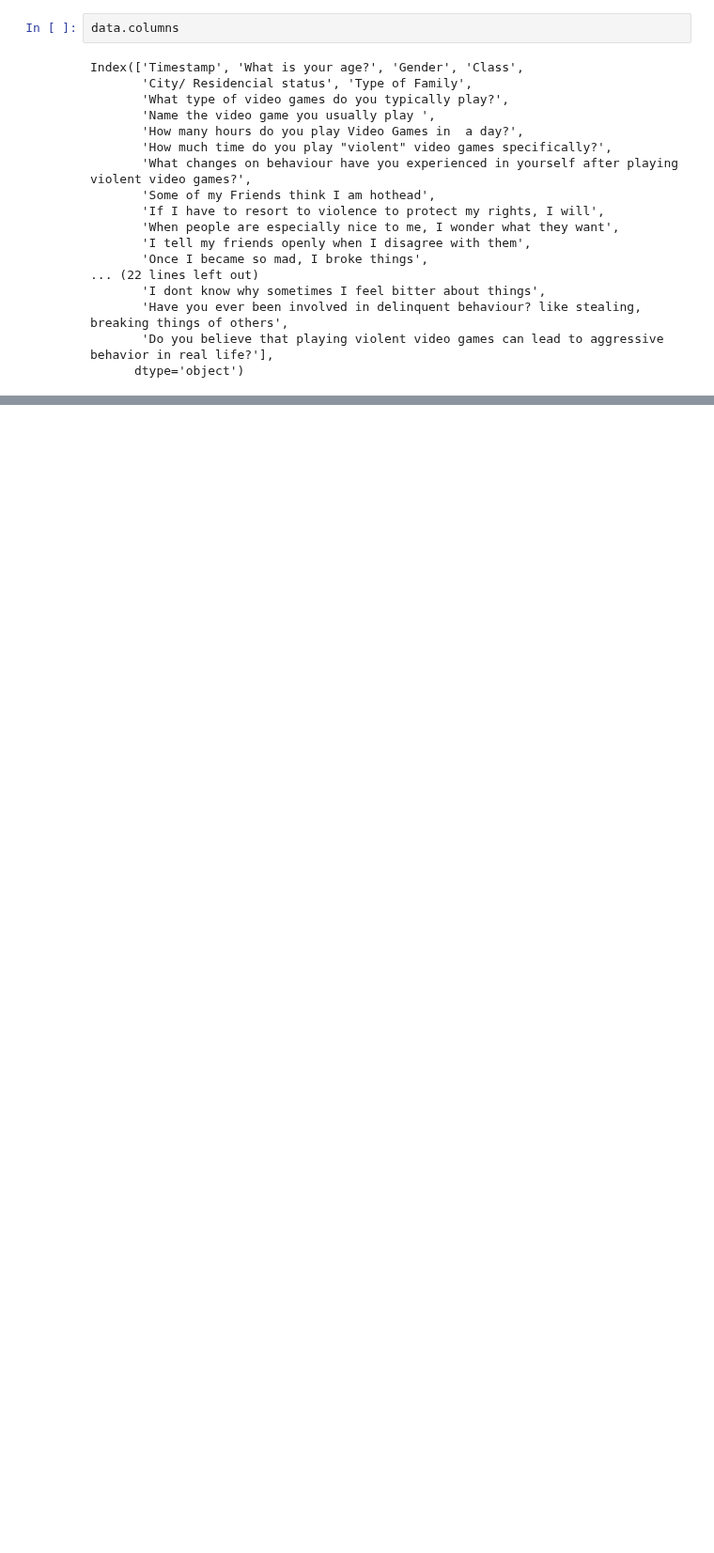
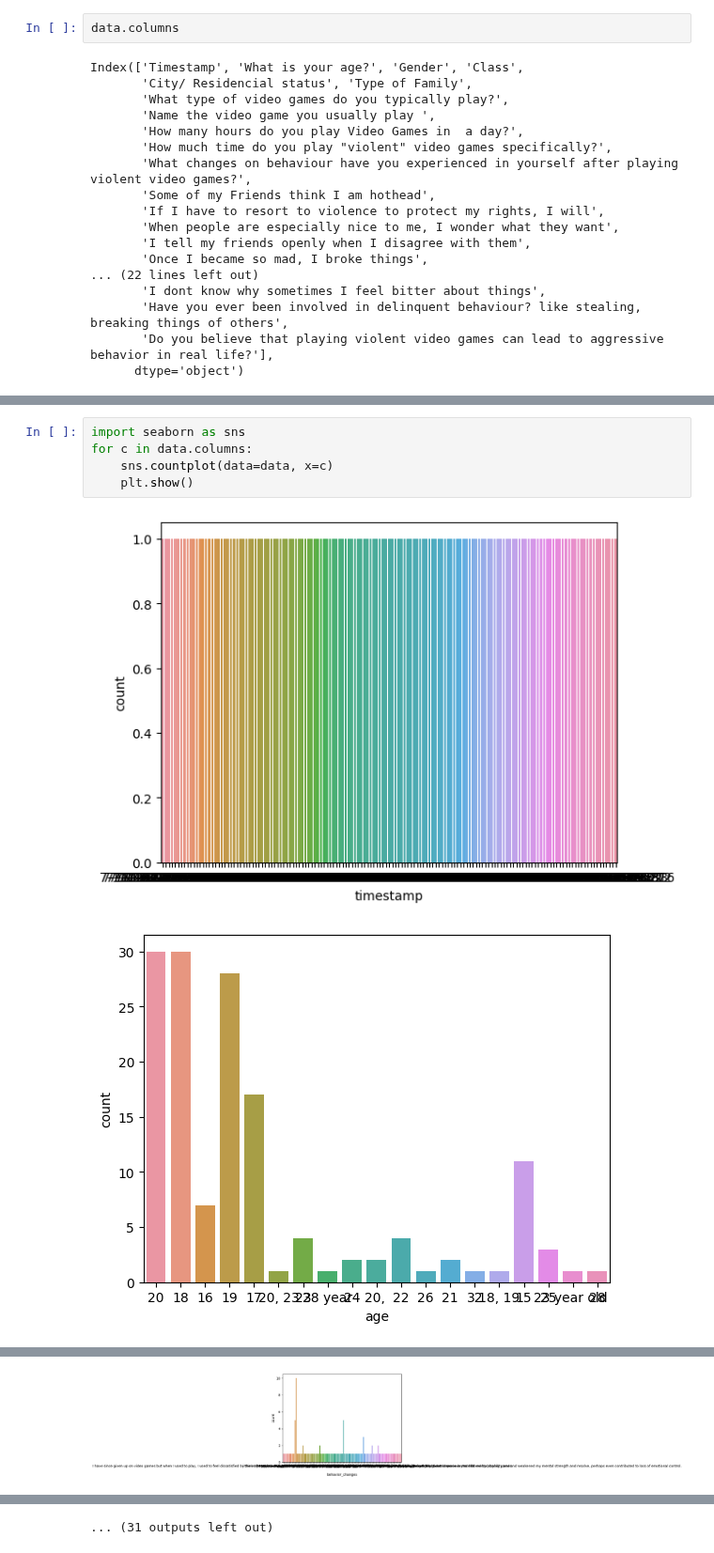
Before and after one commit to DenysGolub/Kaggle-Notebooks, a Jupyter notebook: combat-mode-gaming-aggression-analysis.ipynb, the cells around one changed output, grey strips where cells are left out. Shown at 94% size. Saved outputs shown, nothing was run; the diff lists cells and outputs as text; blank space fills up the shorter version.

```diff
--- a/combat-mode-gaming-aggression-analysis.ipynb
+++ b/combat-mode-gaming-aggression-analysis.ipynb
@@ -58,0 +141,8 @@ columns = {
+# %%
+import seaborn as sns
+for c in data.columns:
+    sns.countplot(data=data, x=c)
+    plt.show()
+# %% [output]
+[figure, added]
+[figure, added]
@@ -58,0 +157 @@ columns = {
+[figure, added]
@@ -58,0 +159 @@ columns = {
+... (31 outputs left out)
```
Also changed, not shown: parts of 8 cells of this notebook.
